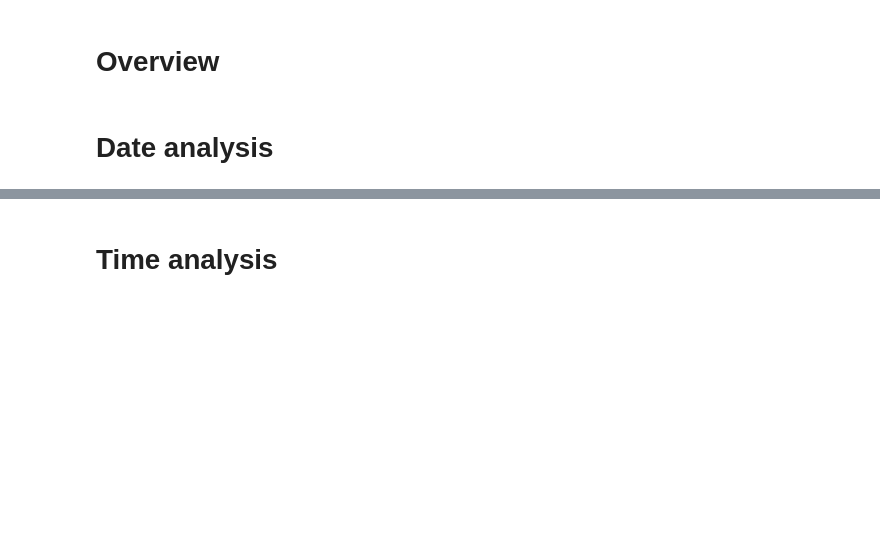
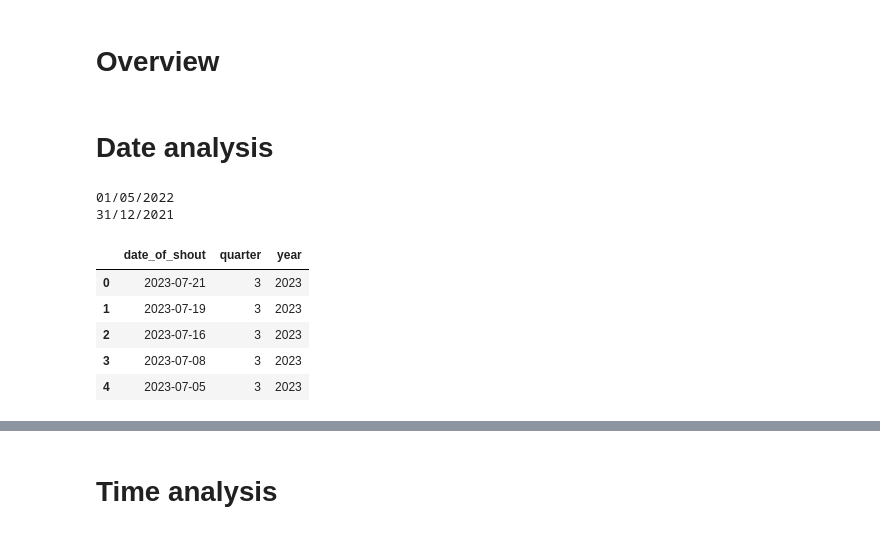
Before and after one commit to rhyslwells/LLRB, a Jupyter notebook: notebooks/analysis.ipynb, the cells around one changed output, grey strips where cells are left out. Cells and saved outputs as stored; diff of their text form; code cells hidden in the pictures; blank space fills up the shorter version.

```diff
--- a/notebooks/analysis.ipynb
+++ b/notebooks/analysis.ipynb
@@ -26,3 +8,8 @@ feats=['date_of_shout','time_of_shout',
+# %%
+df = pd.read_csv("..\data\cleaned.csv")
+
+#drop row if pager_code == training
+df = df[df.pager_code != 'Training']
 # %% [markdown]
 # Date analysis
 # %%
@@ -29,0 +17,20 @@ number of callouts in a given year /quarter.
+# %%
+# what is the range in dates
+print(dft['date_of_shout'].min())
+print(df['date_of_shout'].max())
+# %% [output]
+01/05/2022
+31/12/2021
+# %%
+# Convert to datetime
+df['date_of_shout'] = pd.to_datetime(df['date_of_shout'])
+df['quarter'] = df['date_of_shout'].dt.quarter
+df['year'] = df['date_of_shout'].dt.year
+dfttt[['date_of_shout','quarter','year']].head()
+# %% [output]
+|  | date_of_shout | quarter | year |
+| 0 | 2023-07-21 | 3 | 2023 |
+| 1 | 2023-07-19 | 3 | 2023 |
+| 2 | 2023-07-16 | 3 | 2023 |
+| 3 | 2023-07-08 | 3 | 2023 |
+| 4 | 2023-07-05 | 3 | 2023 |
```
Also changed, not shown: parts of 35 cells of this notebook, 2 other files.
